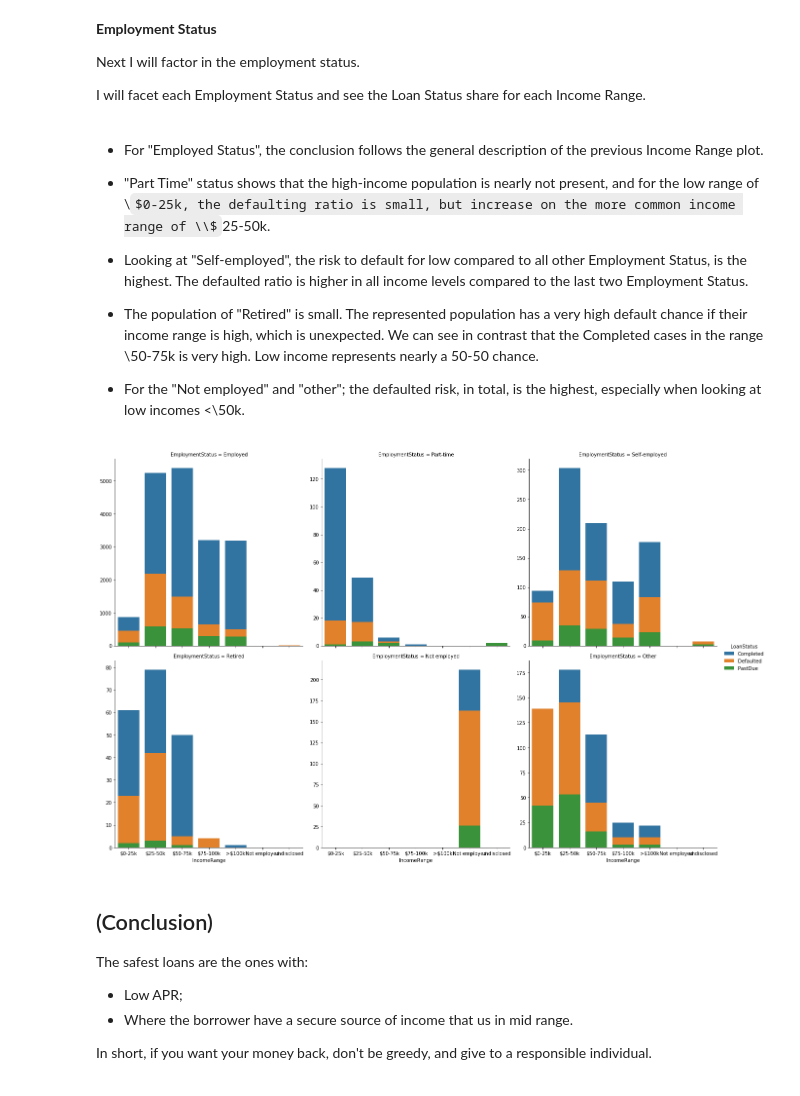
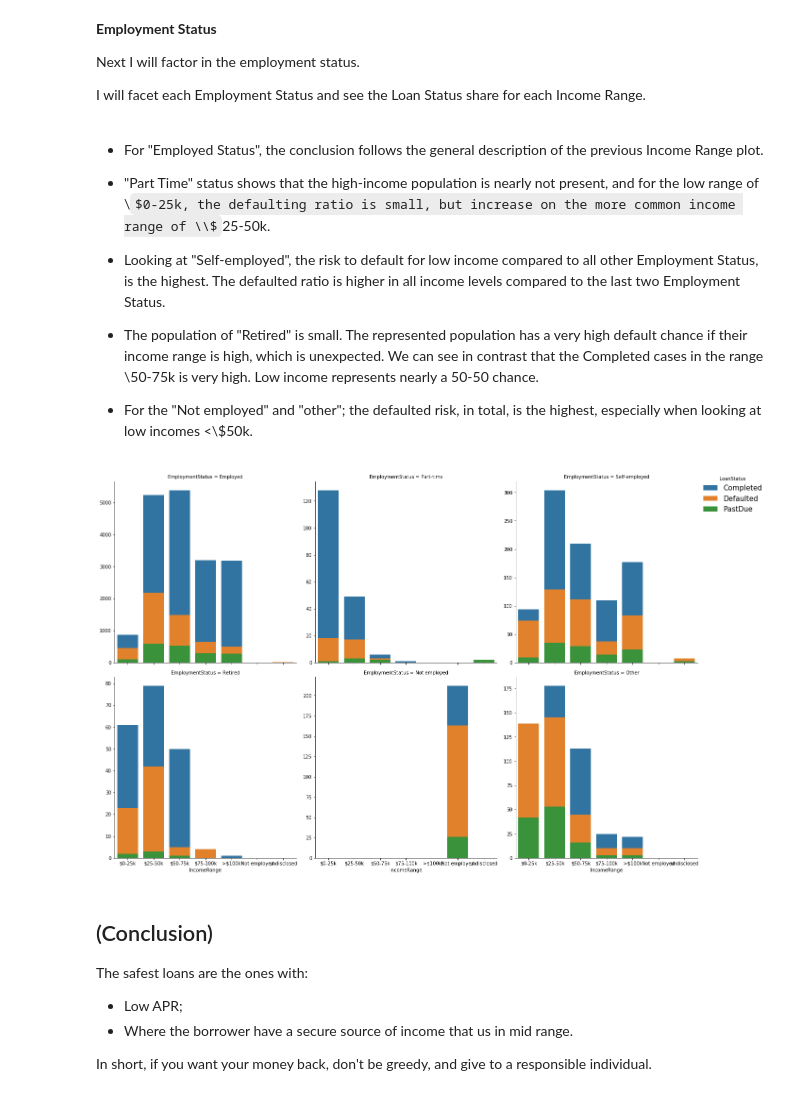
Before and after one commit to yaman-jaghbeer/Communicate-Data-Finding, a Jupyter notebook: slide_deck.ipynb, the cells around one changed output. Drawn from its saved outputs; the diff is of its cells as text; code cells hidden in the pictures; some formulas as TeX source.

```diff
--- a/slide_deck.ipynb
+++ b/slide_deck.ipynb
@@ -223,19 +221,19 @@ I will facet each Employment Status and see the Loan Status share for each Incom
 
 - "Part Time" status shows that the high-income population is nearly not present, and for the low range of \\$0-25k, the defaulting ratio is small, but increase on the more common income range of \\$25-50k.
 
-- Looking at  "Self-employed", the risk to default for low compared to all other Employment Status, is the highest. The defaulted ratio is higher in all income levels compared to the last two Employment Status.
+- Looking at  "Self-employed", the risk to default for low income compared to all other Employment Status, is the highest. The defaulted ratio is higher in all income levels compared to the last two Employment Status.
 
 - The population of "Retired" is small. The represented population has a very high default chance if their income range is high, which is unexpected. We can see in contrast that the Completed cases in the range \\50-75k is very high. Low income represents nearly a 50-50 chance.
 
-- For the "Not employed" and "other"; the defaulted risk, in total, is the highest, especially when looking at low incomes <\\50k.
+- For the "Not employed" and "other"; the defaulted risk, in total, is the highest, especially when looking at low incomes <\\$50k.
 # %%
 #Loan Status vs. Income Range hue: Employment Status
 g = sb.FacetGrid(data = prosper_df, col = 'EmploymentStatus',col_wrap = 3,height=6,
                  sharey=False,hue='LoanStatus')
 g.map(sb.countplot,'IncomeRange')
-g.add_legend();
+g.add_legend(prop={'size': 15},loc='best');
 # %% [output]
-[figure, old version]
+[figure, new version]
 # %% [markdown]
 ## (Conclusion)
 
```
Also changed, not shown: parts of 8 cells of this notebook, 4 other files.
